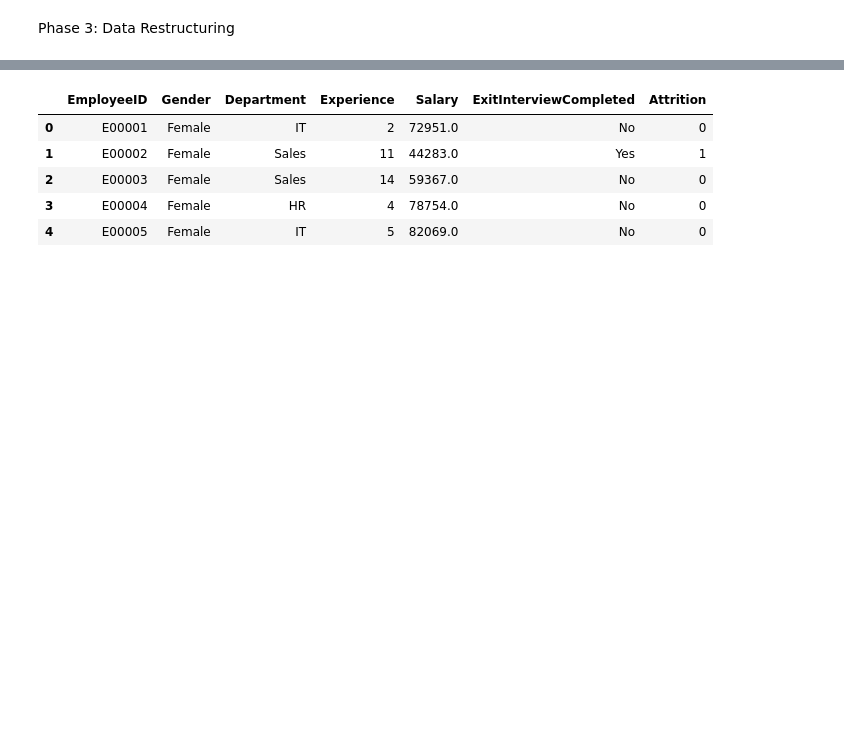
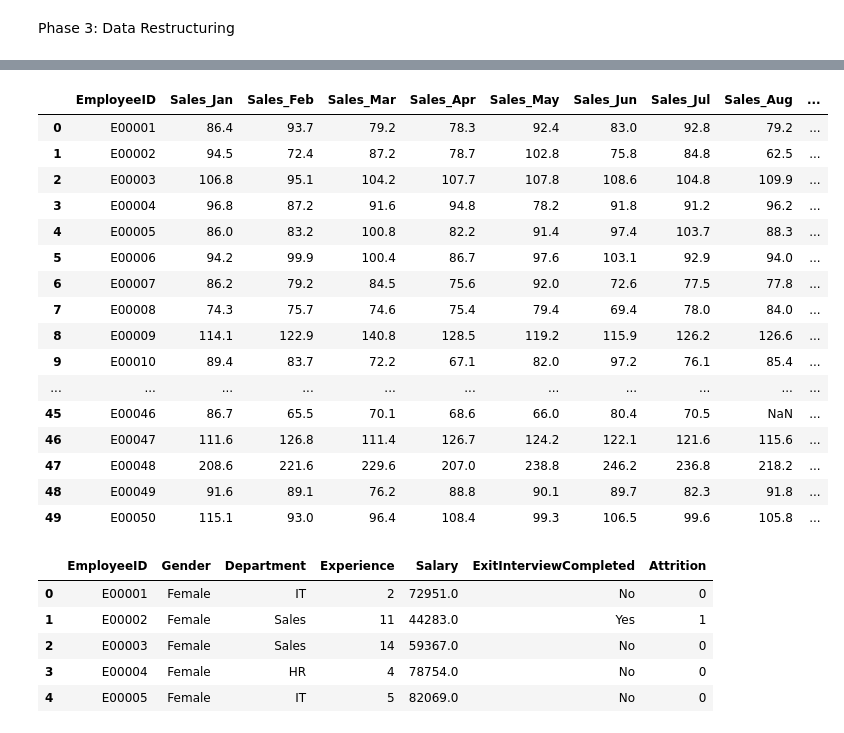
Before and after one commit to Yashzope/EDA_PracT, a Jupyter notebook: edaPract3.ipynb, the cells around one changed output, grey strips where cells are left out. Drawn from its saved outputs; the diff is of its cells as text; code cells hidden in the pictures; blank space fills up the shorter version.

```diff
--- a/edaPract3.ipynb
+++ b/edaPract3.ipynb
@@ -432,0 +456,4 @@ Phase 3: Data Restructuring
+# %%
+df2 = pd.melt(df2,id_vars='EmployeeID',var_name='Month',value_name='Sales')
+# %%
+df2= df2.sort_values('EmployeeID').reset_index(drop=True)
@@ -432,0 +479,2 @@ Phase 3: Data Restructuring
+# %%
+df2['Sales'] = pd.to_numeric(df2['Sales'], errors='coerce')
@@ -433,3 +602,23 @@ Phase 3: Data Restructuring
+# %%
+df2.head(50)
+# %% [output]
+|  | EmployeeID | Sales_Jan | Sales_Feb | Sales_Mar | Sales_Apr | Sales_May | Sales_Jun | Sales_Jul | Sales_Aug | ... |
+| 0 | E00001 | 86.4 | 93.7 | 79.2 | 78.3 | 92.4 | 83.0 | 92.8 | 79.2 | ... |
+| 1 | E00002 | 94.5 | 72.4 | 87.2 | 78.7 | 102.8 | 75.8 | 84.8 | 62.5 | ... |
+| 2 | E00003 | 106.8 | 95.1 | 104.2 | 107.7 | 107.8 | 108.6 | 104.8 | 109.9 | ... |
+| 3 | E00004 | 96.8 | 87.2 | 91.6 | 94.8 | 78.2 | 91.8 | 91.2 | 96.2 | ... |
+| 4 | E00005 | 86.0 | 83.2 | 100.8 | 82.2 | 91.4 | 97.4 | 103.7 | 88.3 | ... |
+| 5 | E00006 | 94.2 | 99.9 | 100.4 | 86.7 | 97.6 | 103.1 | 92.9 | 94.0 | ... |
+| 6 | E00007 | 86.2 | 79.2 | 84.5 | 75.6 | 92.0 | 72.6 | 77.5 | 77.8 | ... |
+| 7 | E00008 | 74.3 | 75.7 | 74.6 | 75.4 | 79.4 | 69.4 | 78.0 | 84.0 | ... |
+| 8 | E00009 | 114.1 | 122.9 | 140.8 | 128.5 | 119.2 | 115.9 | 126.2 | 126.6 | ... |
+| 9 | E00010 | 89.4 | 83.7 | 72.2 | 67.1 | 82.0 | 97.2 | 76.1 | 85.4 | ... |
+| ... | ... | ... | ... | ... | ... | ... | ... | ... | ... | ... |
+| 45 | E00046 | 86.7 | 65.5 | 70.1 | 68.6 | 66.0 | 80.4 | 70.5 | NaN | ... |
+| 46 | E00047 | 111.6 | 126.8 | 111.4 | 126.7 | 124.2 | 122.1 | 121.6 | 115.6 | ... |
+| 47 | E00048 | 208.6 | 221.6 | 229.6 | 207.0 | 238.8 | 246.2 | 236.8 | 218.2 | ... |
+| 48 | E00049 | 91.6 | 89.1 | 76.2 | 88.8 | 90.1 | 89.7 | 82.3 | 91.8 | ... |
+| 49 | E00050 | 115.1 | 93.0 | 96.4 | 108.4 | 99.3 | 106.5 | 99.6 | 105.8 | ... |
 # %%
 df1.head()
 # %% [output]
```
Also changed, not shown: parts of 23 cells of this notebook.
